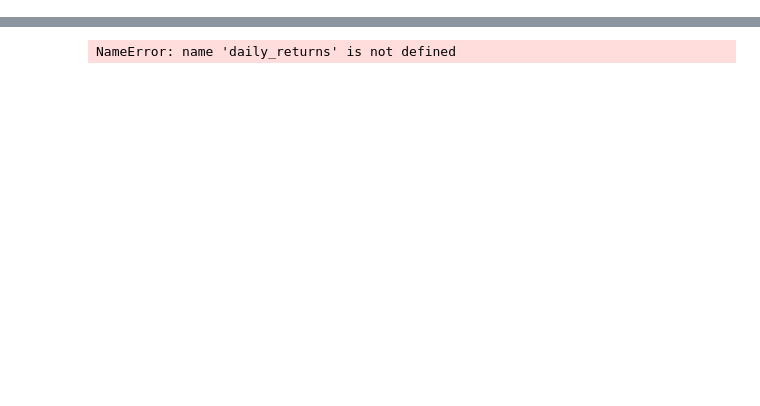
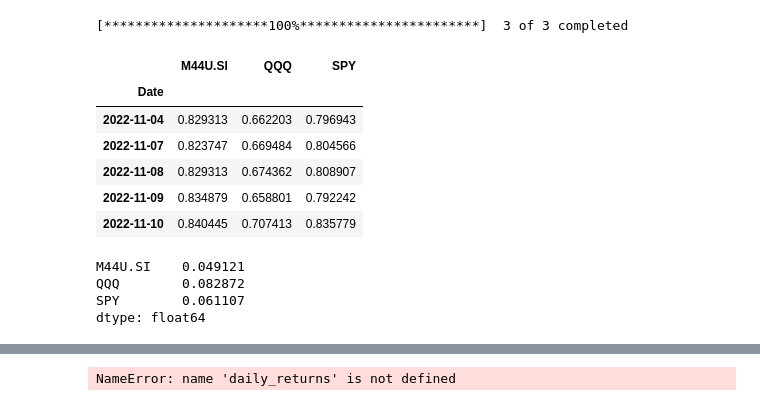
Before and after one commit to typokills/Coding_Projects, a Jupyter notebook: Finance Workspace.ipynb, the cells around one changed output, grey strips where cells are left out. Cells and saved outputs as stored; diff of their text form; code cells hidden in the pictures; blank space fills up the shorter version.

```diff
--- a/Finance Workspace.ipynb
+++ b/Finance Workspace.ipynb
@@ -9,0 +36,20 @@ init_notebook_mode(connected=True)
+# %%
+price_data = get_data(stock_list,'2022-01-01','2022-11-11','Adj Close')
+price_data = price_data / price_data.iloc[0,:]
+price_data.tail()
+# %% [output]
+[*********************100%***********************]  3 of 3 completed
+|  | M44U.SI | QQQ | SPY |
+| Date |  |  |  |
+| 2022-11-04 | 0.829313 | 0.662203 | 0.796943 |
+| 2022-11-07 | 0.823747 | 0.669484 | 0.804566 |
+| 2022-11-08 | 0.829313 | 0.674362 | 0.808907 |
+| 2022-11-09 | 0.834879 | 0.658801 | 0.792242 |
+| 2022-11-10 | 0.840445 | 0.707413 | 0.835779 |
+# %%
+price_data.std()
+# %% [output]
+M44U.SI    0.049121
+QQQ        0.082872
+SPY        0.061107
+dtype: float64
```
Also changed, not shown: parts of 9 cells of this notebook.
